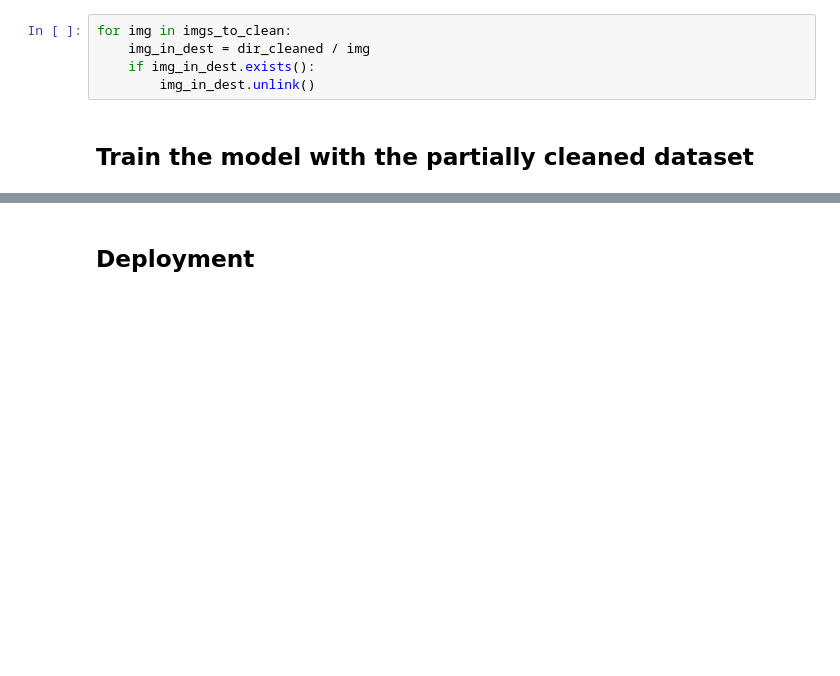
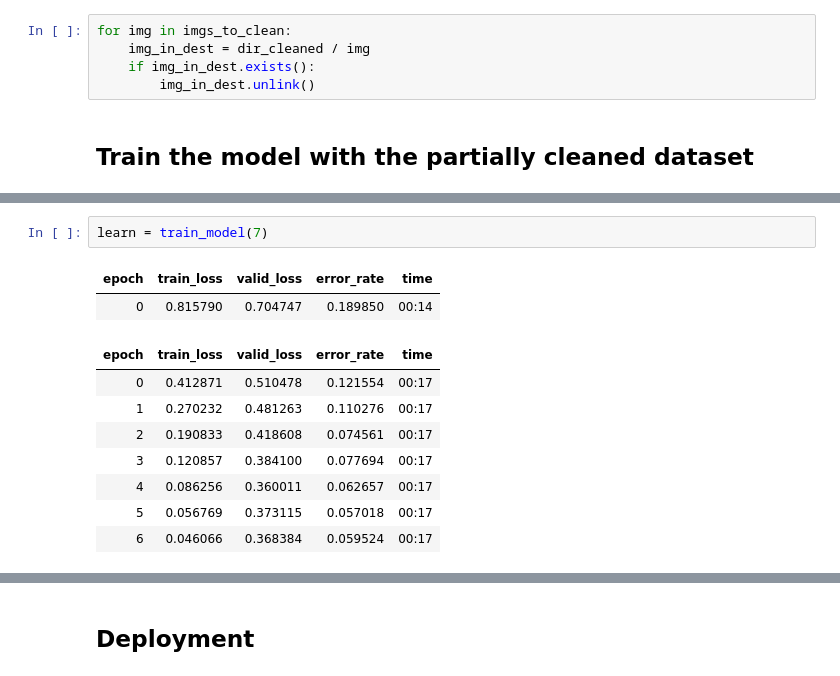
Before and after one commit to aviram421/mri-tumor-classification, a Jupyter notebook: tumor-classification-model.ipynb, the cells around one changed output, grey strips where cells are left out. Drawn from its saved outputs; the diff is of its cells as text; blank space fills up the shorter version.

```diff
--- a/tumor-classification-model.ipynb
+++ b/tumor-classification-model.ipynb
@@ -287,0 +288,13 @@ for img in imgs_to_clean:
+# %%
+learn = train_model(7)
+# %% [output]
+| epoch | train_loss | valid_loss | error_rate | time |
+| 0 | 0.815790 | 0.704747 | 0.189850 | 00:14 |
+| epoch | train_loss | valid_loss | error_rate | time |
+| 0 | 0.412871 | 0.510478 | 0.121554 | 00:17 |
+| 1 | 0.270232 | 0.481263 | 0.110276 | 00:17 |
+| 2 | 0.190833 | 0.418608 | 0.074561 | 00:17 |
+| 3 | 0.120857 | 0.384100 | 0.077694 | 00:17 |
+| 4 | 0.086256 | 0.360011 | 0.062657 | 00:17 |
+| 5 | 0.056769 | 0.373115 | 0.057018 | 00:17 |
+| 6 | 0.046066 | 0.368384 | 0.059524 | 00:17 |
```
Also changed, not shown: parts of 4 cells of this notebook.
